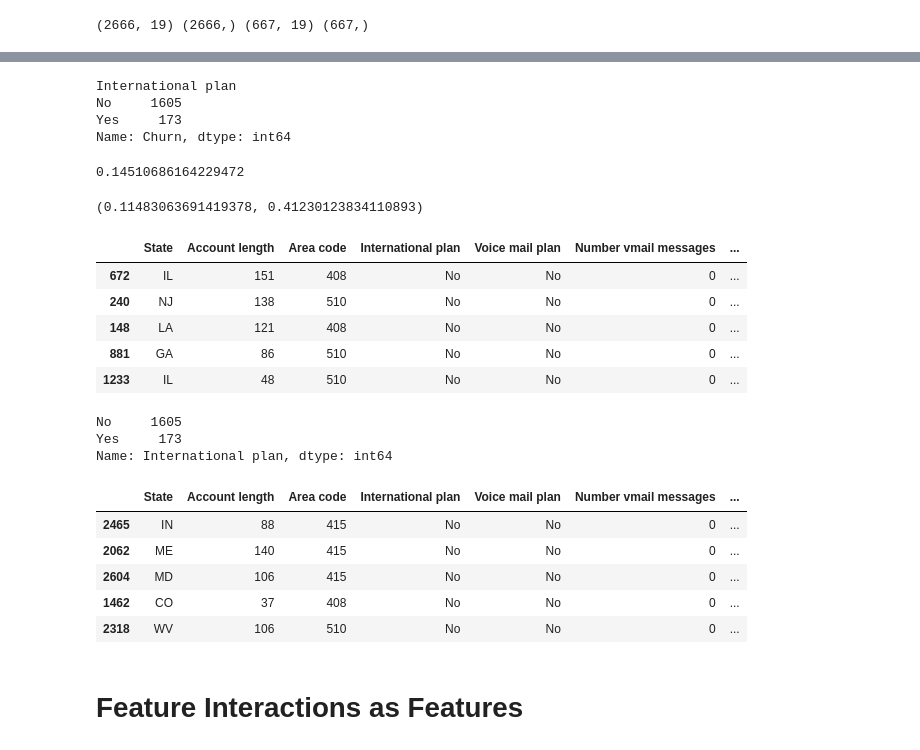
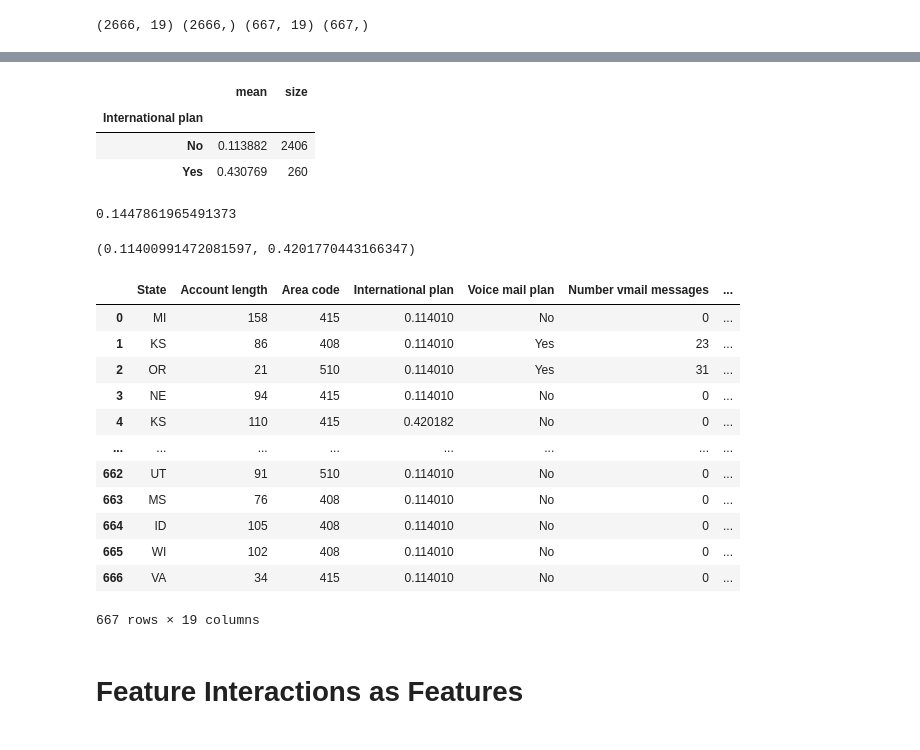
Before and after one commit to vitaliyradchenko/projector_course, a Jupyter notebook: lectures/Advanced features.ipynb, the cells around one changed output, grey strips where cells are left out. Saved outputs shown, nothing was run; the diff lists cells and outputs as text; code cells hidden in the pictures.

```diff
--- a/lectures/Advanced features.ipynb
+++ b/lectures/Advanced features.ipynb
@@ -177,0 +192,4 @@ Wall time: 219 ms
+# %%
+mte = MeanTargetEncoding()
+mte.fit(train, y, features=["International plan"])
+main_test = mte.transform(test)
@@ -193,47 +232,37 @@ Name: Churn, dtype: float64
 # %%
-temp.groupby(["International plan"])["Churn"].size()
+temp.groupby(["International plan"])["Churn"].agg(["mean", "size"])
 # %% [output]
-International plan
-No     1605
-Yes     173
-Name: Churn, dtype: int64
+|  | mean | size |
+| International plan |  |  |
+| No | 0.113882 | 2406 |
+| Yes | 0.430769 | 260 |
-# %%
-temp["Churn"].mean()
-# %% [output]
-0.14510686164229472
+# %%
+y_train.mean()
+# %% [output]
+0.1447861965491373
 # %%
 (
-    (0.114642 * 1605 + 10*0.14510686164229472) / (10 + 1605),
-    (0.427746 * 173 + 10*0.14510686164229472) / (10 + 173)
+    (0.113882 * 2406 + 10*0.1447861965491373) / (10 + 2406),
+    (0.430769 * 260 + 10*0.1447861965491373) / (10 + 260)
 )
 # %% [output]
-(0.11483063691419378, 0.41230123834110893)
+(0.11400991472081597, 0.4201770443166347)
-# %%
-# append parts together
-new_train_dfs = [pd.concat(i, axis=0) for i in new_train_dfs]
-new_train_dfs[2].head()
-# %% [output]
-|  | State | Account length | Area code | International plan | Voice mail plan | Number vmail messages | ... |
-| 672 | IL | 151 | 408 | No | No | 0 | ... |
-| 240 | NJ | 138 | 510 | No | No | 0 | ... |
-| 148 | LA | 121 | 408 | No | No | 0 | ... |
-| 881 | GA | 86 | 510 | No | No | 0 | ... |
-| 1233 | IL | 48 | 510 | No | No | 0 | ... |
-# %%
-new_train_dfs[2]["International plan"].value_counts()
-# %% [output]
-No     1605
-Yes     173
-Name: International plan, dtype: int64
-# %%
-new_val_dfs[2].head()
-# %% [output]
-|  | State | Account length | Area code | International plan | Voice mail plan | Number vmail messages | ... |
-| 2465 | IN | 88 | 415 | No | No | 0 | ... |
-| 2062 | ME | 140 | 415 | No | No | 0 | ... |
-| 2604 | MD | 106 | 415 | No | No | 0 | ... |
-| 1462 | CO | 37 | 408 | No | No | 0 | ... |
-| 2318 | WV | 106 | 510 | No | No | 0 | ... |
+# %%
+main_test
+# %% [output]
+|  | State | Account length | Area code | International plan | Voice mail plan | Number vmail messages | ... |
+| 0 | MI | 158 | 415 | 0.114010 | No | 0 | ... |
+| 1 | KS | 86 | 408 | 0.114010 | Yes | 23 | ... |
+| 2 | OR | 21 | 510 | 0.114010 | Yes | 31 | ... |
+| 3 | NE | 94 | 415 | 0.114010 | No | 0 | ... |
+| 4 | KS | 110 | 415 | 0.420182 | No | 0 | ... |
+| ... | ... | ... | ... | ... | ... | ... | ... |
+| 662 | UT | 91 | 510 | 0.114010 | No | 0 | ... |
+| 663 | MS | 76 | 408 | 0.114010 | No | 0 | ... |
+| 664 | ID | 105 | 408 | 0.114010 | No | 0 | ... |
+| 665 | WI | 102 | 408 | 0.114010 | No | 0 | ... |
+| 666 | VA | 34 | 415 | 0.114010 | No | 0 | ... |
+667 rows × 19 columns
 # %% [markdown]
 # Feature Interactions as Features
 # %%
```
Also changed, not shown: parts of 13 cells of this notebook.
